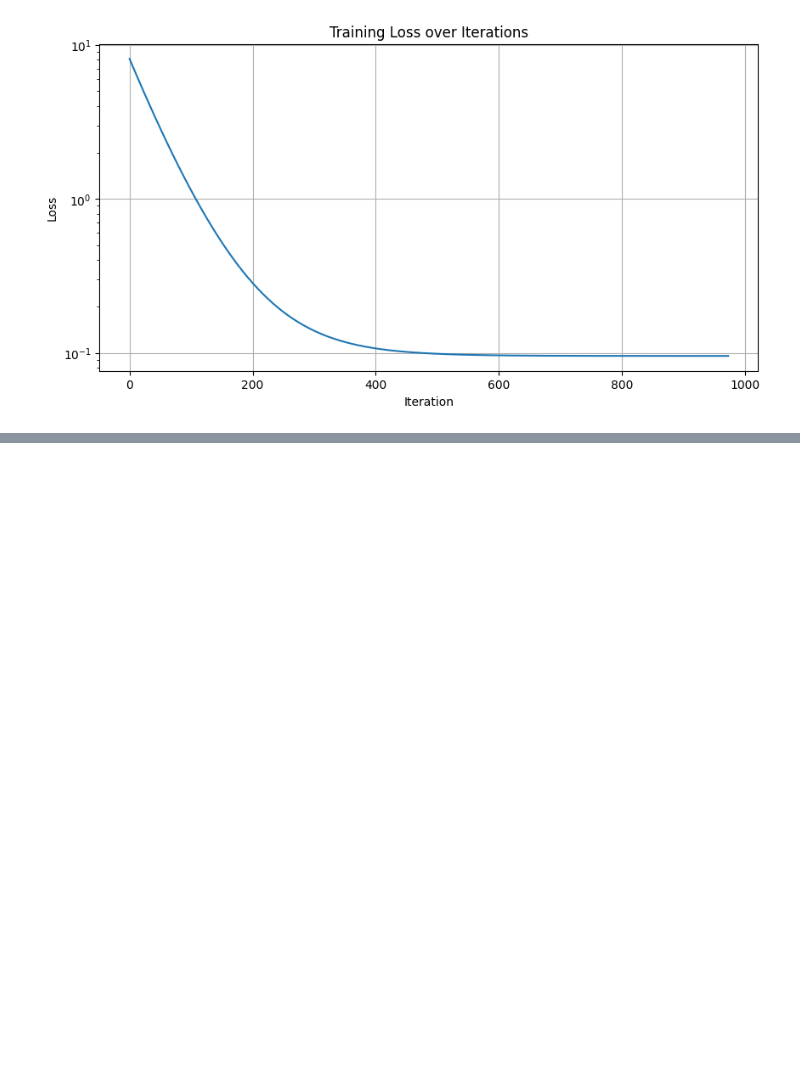
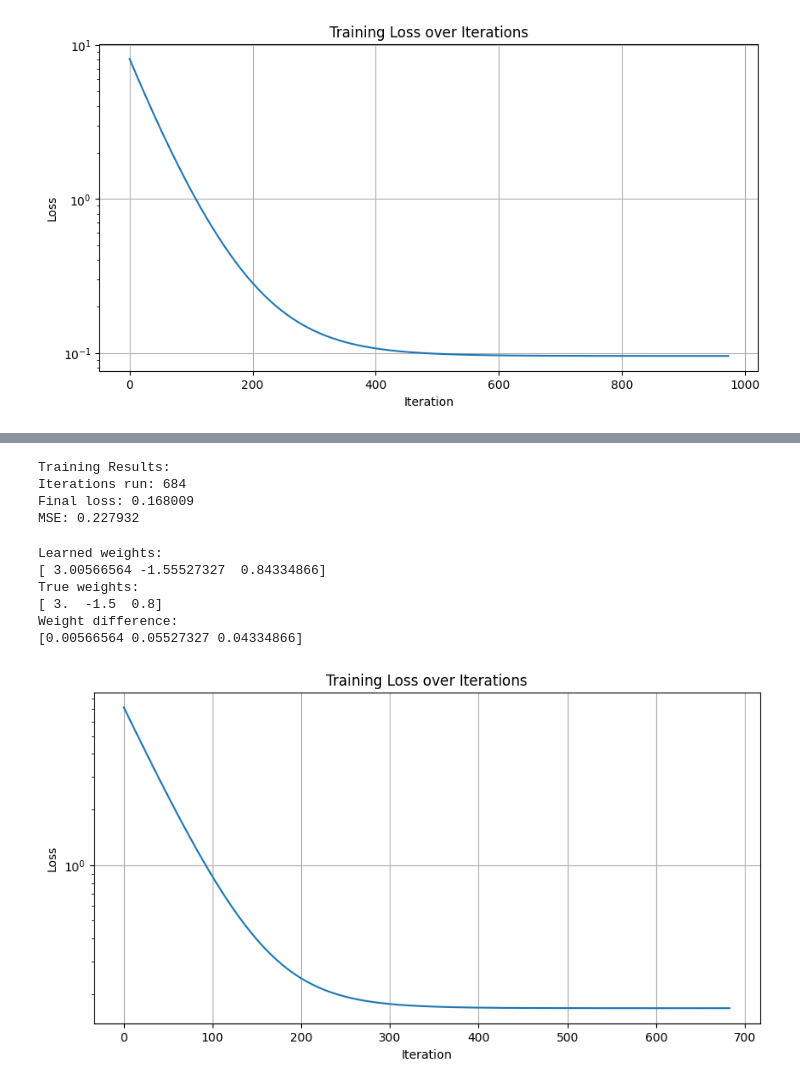
Before and after one commit to daddyofadoggy/ML_coding, a Jupyter notebook: linear_regression/practice.ipynb, the cells around one changed output, grey strips where cells are left out. Drawn from its saved outputs; the diff is of its cells as text; code cells hidden in the pictures; blank space fills up the shorter version.

Commit message:
added Linear Algebra, Model Eval, Lin Reg etc

```diff
--- a/linear_regression/practice.ipynb
+++ b/linear_regression/practice.ipynb
@@ -209,7 +209,7 @@ class LinearReg_l1:
         self.theta = None
         self.bias = 0
         self.losses = []
-        self.tolerance = 1e-5
+        self.tolerance = 1e-7
 
     def fit(self, X, y, iterations = 100):
         assert X.ndim >=2
@@ -241,0 +296,42 @@ class LinearReg_l1:
+# %%
+# Train the model
+model = LinearReg_l1(alpha=0.01, lambda_=0.01)
+model.fit(X_train, y_train, iterations = 1000)
+# %%
+# Make predictions
+y_pred = model.predict(X_train)
+
+# Evaluate
+mse = np.mean((y_pred.ravel() - y_train)**2)
+print(f"\nTraining Results:")
+print(f"Iterations run: {len(model.losses)}")
+print(f"Final loss: {model.losses[-1]:.6f}")
+print(f"MSE: {mse:.6f}")
+# %% [output]
+Training Results:
+Iterations run: 684
+Final loss: 0.168009
+MSE: 0.227932
+# %%
+print(f"\nLearned weights:\n{model.theta.ravel()}")
+print(f"True weights:\n{true_weights}")
+print(f"Weight difference:\n{np.abs(model.theta.ravel() - true_weights)}")
+# %% [output]
+Learned weights:
+[ 3.00566564 -1.55527327  0.84334866]
+True weights:
+[ 3.  -1.5  0.8]
+Weight difference:
+[0.00566564 0.05527327 0.04334866]
+# %%
+# Plot loss over iterations
+plt.figure(figsize=(10, 5))
+plt.plot(model.losses)
+plt.xlabel('Iteration')
+plt.ylabel('Loss')
+plt.title('Training Loss over Iterations')
+plt.grid(True)
+plt.yscale('log')  # Log scale to see convergence better
+plt.show()
+# %% [output]
+[figure, added]
```
Also changed, not shown: parts of 1 cell of this notebook, 34 other files.
